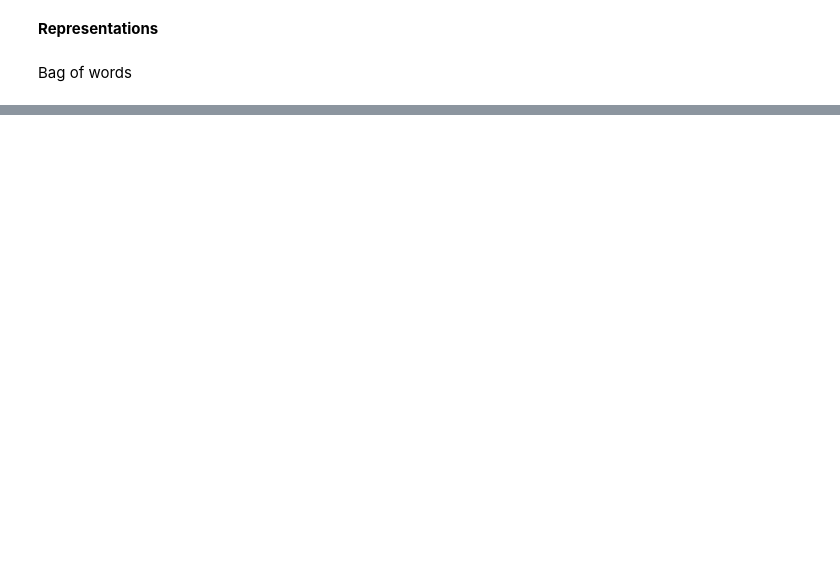
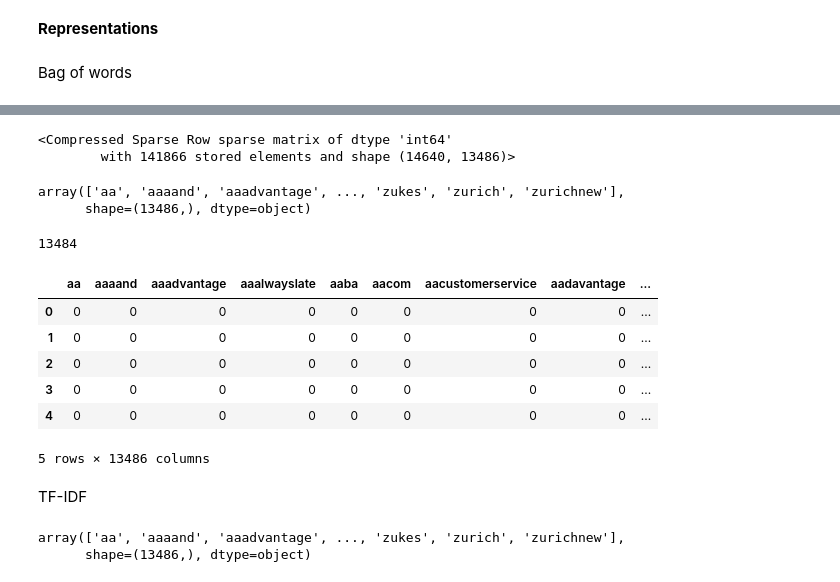
Before and after one commit to AdarshaSubedi/TwitterUSArilineSentimentAnalysis, a Jupyter notebook: SentimentAnalysis.ipynb, the cells around one changed output, grey strips where cells are left out. Saved outputs shown, nothing was run; the diff lists cells and outputs as text; code cells hidden in the pictures; blank space fills up the shorter version.

```diff
--- a/SentimentAnalysis.ipynb
+++ b/SentimentAnalysis.ipynb
@@ -290,7 +280,7 @@ def clean_text(text):
 
     # tokens = [stemmer.stem(word) for word in tokens] #stemming
 
-    lemmatized = [lemmatizer.lemmatize(word) for word in tokens] #lemmatization
+    tokens = [lemmatizer.lemmatize(word) for word in tokens] #lemmatization
 
 
     cleaned_text = ' '.join(tokens)
@@ -318,0 +346,32 @@ Bag of words
+# %%
+vectorizer = CountVectorizer()
+
+X_bow = vectorizer.fit_transform(df['cleaned_text'])
+X_bow
+# %% [output]
+<Compressed Sparse Row sparse matrix of dtype 'int64'
+        with 141866 stored elements and shape (14640, 13486)>
+# %%
+bow_cols = vectorizer.get_feature_names_out()
+bow_cols
+# %% [output]
+array(['aa', 'aaaand', 'aaadvantage', ..., 'zukes', 'zurich', 'zurichnew'],
+      shape=(13486,), dtype=object)
+# %%
+vectorizer.vocabulary_.get('zurich')
+# %% [output]
+13484
+# %%
+#convert to dataframe
+bow_df = pd.DataFrame(X_bow.toarray(), columns=bow_cols)
+bow_df.head()
+# %% [output]
+|  | aa | aaaand | aaadvantage | aaalwayslate | aaba | aacom | aacustomerservice | aadavantage | ... |
+| 0 | 0 | 0 | 0 | 0 | 0 | 0 | 0 | 0 | ... |
+| 1 | 0 | 0 | 0 | 0 | 0 | 0 | 0 | 0 | ... |
+| 2 | 0 | 0 | 0 | 0 | 0 | 0 | 0 | 0 | ... |
+| 3 | 0 | 0 | 0 | 0 | 0 | 0 | 0 | 0 | ... |
+| 4 | 0 | 0 | 0 | 0 | 0 | 0 | 0 | 0 | ... |
+5 rows × 13486 columns
+# %% [markdown]
+TF-IDF
@@ -318,0 +383,6 @@ Bag of words
+# %%
+tfidf_cols = tfidf.get_feature_names_out()
+tfidf_cols
+# %% [output]
+array(['aa', 'aaaand', 'aaadvantage', ..., 'zukes', 'zurich', 'zurichnew'],
+      shape=(13486,), dtype=object)
```
Also changed, not shown: parts of 21 cells of this notebook.
